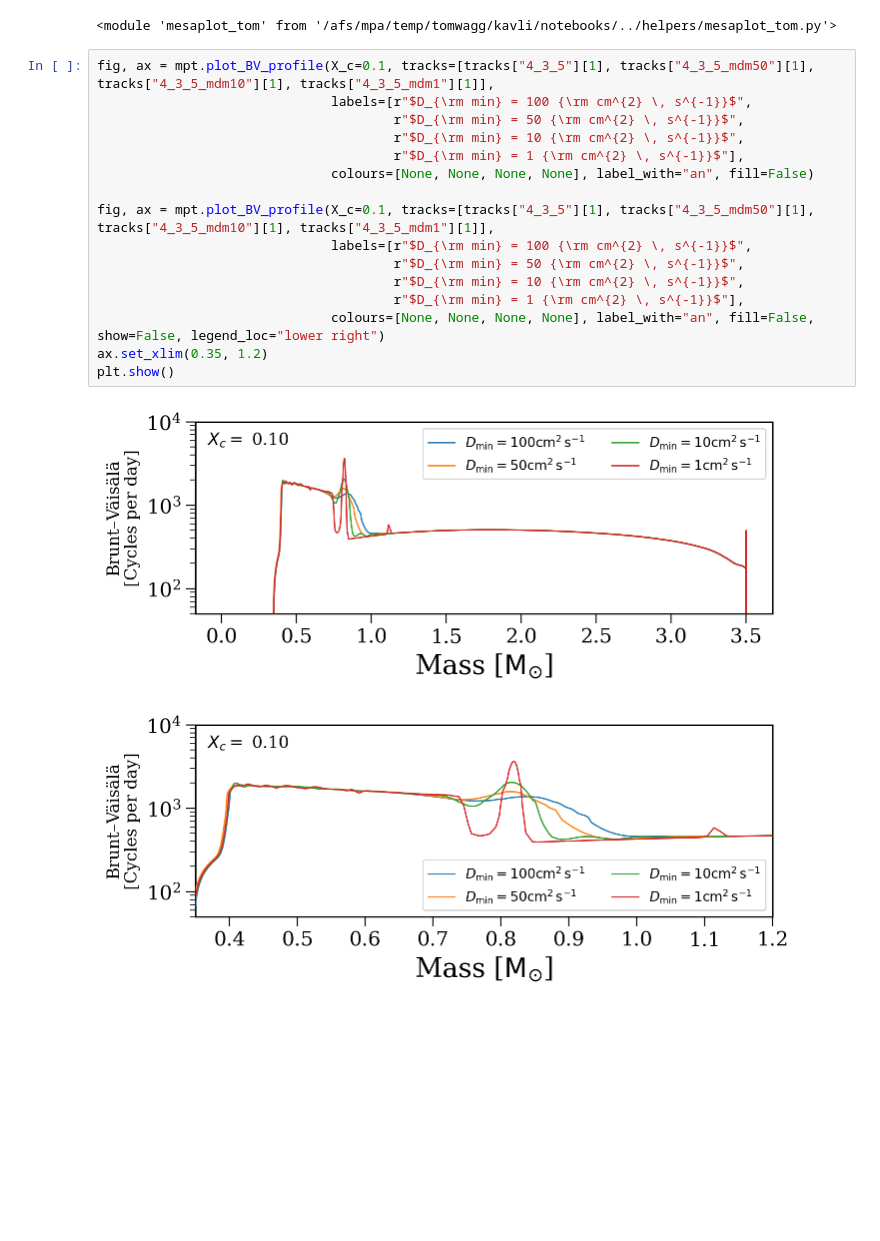
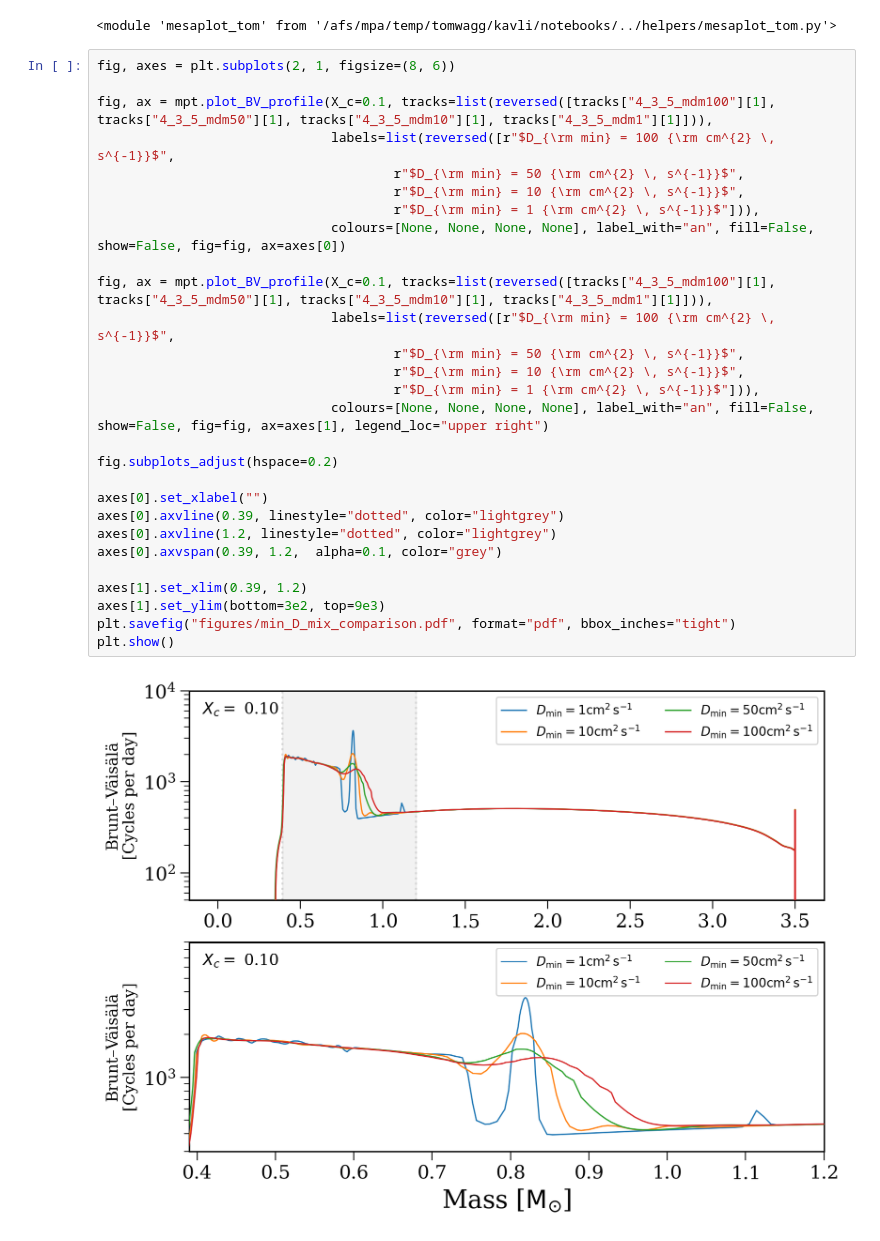
Before and after one commit to TomWagg/mass-gainer-seismology, a Jupyter notebook: notebooks/binaries.ipynb, the cells around one changed output. Saved outputs shown, nothing was run; the diff lists cells and outputs as text; blank space fills up the shorter version.

Commit message:
recreate plot ugh

```diff
--- a/notebooks/binaries.ipynb
+++ b/notebooks/binaries.ipynb
@@ -346,22 +346,33 @@ track.history.loc[mt_end - 1]["center_h1"]
 reload(mpt)
 # %% [output]
 <module 'mesaplot_tom' from '/afs/mpa/temp/tomwagg/kavli/notebooks/../helpers/mesaplot_tom.py'>
-# %%
-fig, ax = mpt.plot_BV_profile(X_c=0.1, tracks=[tracks["4_3_5"][1], tracks["4_3_5_mdm50"][1], tracks["4_3_5_mdm10"][1], tracks["4_3_5_mdm1"][1]],
-                              labels=[r"$D_{\rm min} = 100 {\rm cm^{2} \, s^{-1}}$",
-                                      r"$D_{\rm min} = 50 {\rm cm^{2} \, s^{-1}}$",
-                                      r"$D_{\rm min} = 10 {\rm cm^{2} \, s^{-1}}$",
-                                      r"$D_{\rm min} = 1 {\rm cm^{2} \, s^{-1}}$"],
-                              colours=[None, None, None, None], label_with="an", fill=False)
-
-fig, ax = mpt.plot_BV_profile(X_c=0.1, tracks=[tracks["4_3_5"][1], tracks["4_3_5_mdm50"][1], tracks["4_3_5_mdm10"][1], tracks["4_3_5_mdm1"][1]],
-                              labels=[r"$D_{\rm min} = 100 {\rm cm^{2} \, s^{-1}}$",
-                                      r"$D_{\rm min} = 50 {\rm cm^{2} \, s^{-1}}$",
-                                      r"$D_{\rm min} = 10 {\rm cm^{2} \, s^{-1}}$",
-                                      r"$D_{\rm min} = 1 {\rm cm^{2} \, s^{-1}}$"],
-                              colours=[None, None, None, None], label_with="an", fill=False, show=False, legend_loc="lower right")
-ax.set_xlim(0.35, 1.2)
-plt.show()
-# %% [output]
-[figure, removed]
-[figure, removed]
+# %%
+fig, axes = plt.subplots(2, 1, figsize=(8, 6))
+
+fig, ax = mpt.plot_BV_profile(X_c=0.1, tracks=list(reversed([tracks["4_3_5_mdm100"][1], tracks["4_3_5_mdm50"][1], tracks["4_3_5_mdm10"][1], tracks["4_3_5_mdm1"][1]])),
+                              labels=list(reversed([r"$D_{\rm min} = 100 {\rm cm^{2} \, s^{-1}}$",
+                                      r"$D_{\rm min} = 50 {\rm cm^{2} \, s^{-1}}$",
+                                      r"$D_{\rm min} = 10 {\rm cm^{2} \, s^{-1}}$",
+                                      r"$D_{\rm min} = 1 {\rm cm^{2} \, s^{-1}}$"])),
+                              colours=[None, None, None, None], label_with="an", fill=False, show=False, fig=fig, ax=axes[0])
+
+fig, ax = mpt.plot_BV_profile(X_c=0.1, tracks=list(reversed([tracks["4_3_5_mdm100"][1], tracks["4_3_5_mdm50"][1], tracks["4_3_5_mdm10"][1], tracks["4_3_5_mdm1"][1]])),
+                              labels=list(reversed([r"$D_{\rm min} = 100 {\rm cm^{2} \, s^{-1}}$",
+                                      r"$D_{\rm min} = 50 {\rm cm^{2} \, s^{-1}}$",
+                                      r"$D_{\rm min} = 10 {\rm cm^{2} \, s^{-1}}$",
+                                      r"$D_{\rm min} = 1 {\rm cm^{2} \, s^{-1}}$"])),
+                              colours=[None, None, None, None], label_with="an", fill=False, show=False, fig=fig, ax=axes[1], legend_loc="upper right")
+
+fig.subplots_adjust(hspace=0.2)
+
+axes[0].set_xlabel("")
+axes[0].axvline(0.39, linestyle="dotted", color="lightgrey")
+axes[0].axvline(1.2, linestyle="dotted", color="lightgrey")
+axes[0].axvspan(0.39, 1.2,  alpha=0.1, color="grey")
+
+axes[1].set_xlim(0.39, 1.2)
+axes[1].set_ylim(bottom=3e2, top=9e3)
+plt.savefig("figures/min_D_mix_comparison.pdf", format="pdf", bbox_inches="tight")
+plt.show()
+# %% [output]
+[figure, added]
```
Also changed, not shown: parts of 1 cell of this notebook, 1 other file.
